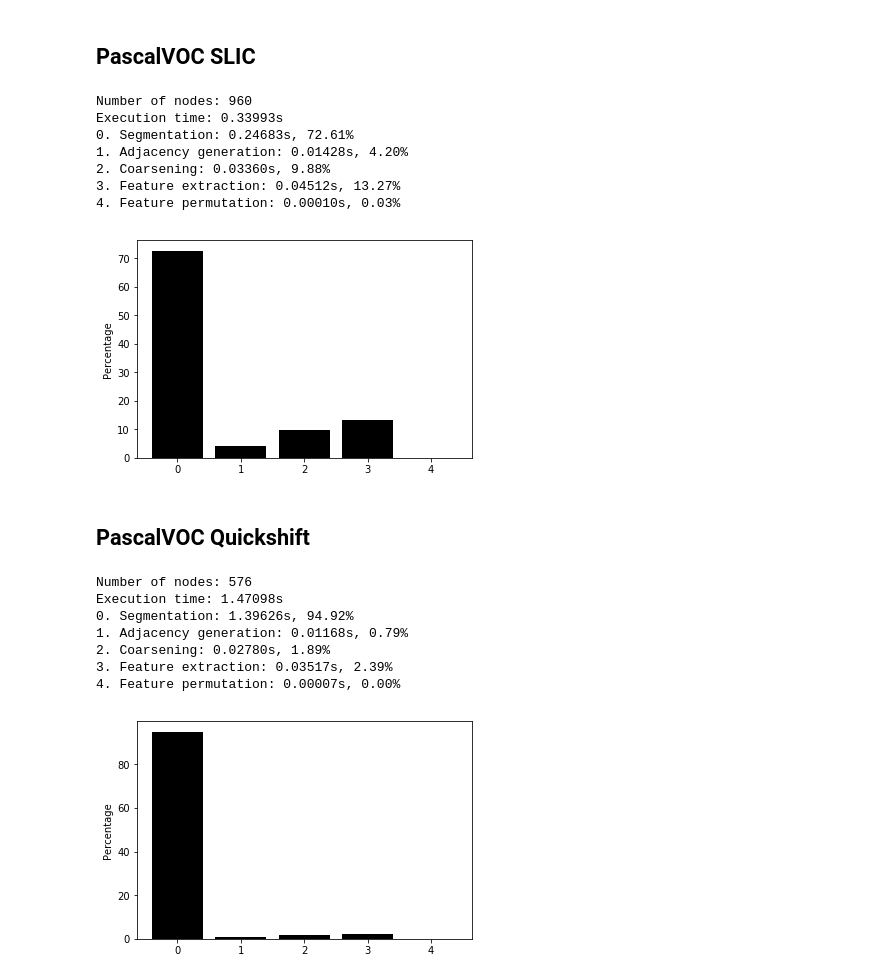
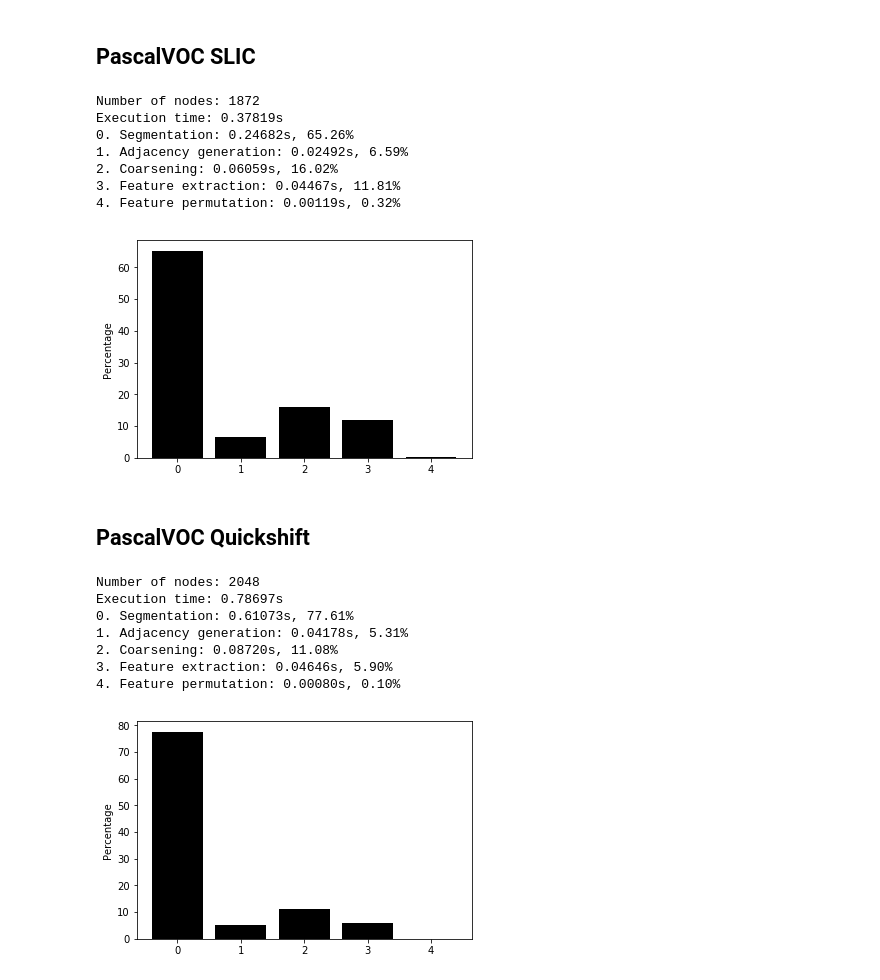
Before and after one commit to rusty1s/embedded_gcnn, a Jupyter notebook: notebooks/pipeline_speed_test.ipynb, the cells around one changed output. Cells and saved outputs as stored; diff of their text form; code cells hidden in the pictures.

```diff
--- a/notebooks/pipeline_speed_test.ipynb
+++ b/notebooks/pipeline_speed_test.ipynb
@@ -125,28 +125,28 @@ Execution time: 0.02616s
 # %% [markdown]
 ## PascalVOC SLIC
 # %%
-slic = slic_fixed(num_segments=800, compactness=30, max_iterations=10, sigma=0)
+slic = slic_fixed(num_segments=1600, compactness=30, max_iterations=10, sigma=0)
 pipeline(pascal_voc, slic)
 # %% [output]
-Number of nodes: 960
-Execution time: 0.33993s
-0. Segmentation: 0.24683s, 72.61%
-1. Adjacency generation: 0.01428s, 4.20%
-2. Coarsening: 0.03360s, 9.88%
-3. Feature extraction: 0.04512s, 13.27%
-4. Feature permutation: 0.00010s, 0.03%
+Number of nodes: 1872
+Execution time: 0.37819s
+0. Segmentation: 0.24682s, 65.26%
+1. Adjacency generation: 0.02492s, 6.59%
+2. Coarsening: 0.06059s, 16.02%
+3. Feature extraction: 0.04467s, 11.81%
+4. Feature permutation: 0.00119s, 0.32%
-[figure, old version]
+[figure, new version]
 # %% [markdown]
 ## PascalVOC Quickshift
 # %%
-quickshift = quickshift_fixed(ratio=1, kernel_size=3, max_dist=15, sigma=0)
+quickshift = quickshift_fixed(ratio=0.75, kernel_size=2, max_dist=8, sigma=0)
 pipeline(pascal_voc, quickshift)
 # %% [output]
-Number of nodes: 576
-Execution time: 1.47098s
-0. Segmentation: 1.39626s, 94.92%
-1. Adjacency generation: 0.01168s, 0.79%
-2. Coarsening: 0.02780s, 1.89%
-3. Feature extraction: 0.03517s, 2.39%
-4. Feature permutation: 0.00007s, 0.00%
+Number of nodes: 2048
+Execution time: 0.78697s
+0. Segmentation: 0.61073s, 77.61%
+1. Adjacency generation: 0.04178s, 5.31%
+2. Coarsening: 0.08720s, 11.08%
+3. Feature extraction: 0.04646s, 5.90%
+4. Feature permutation: 0.00080s, 0.10%
-[figure, old version]
+[figure, new version]
```
Also changed, not shown: parts of 4 cells of this notebook, 4 other files.
